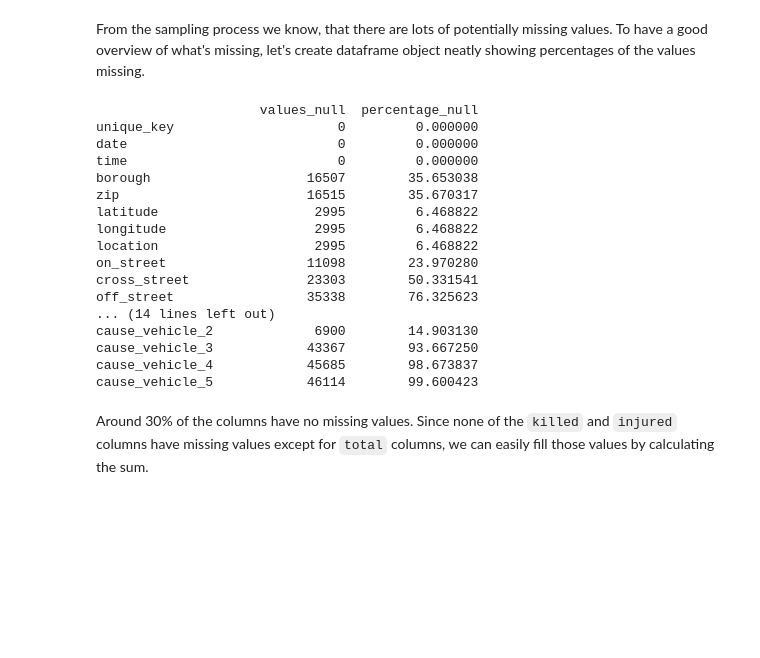
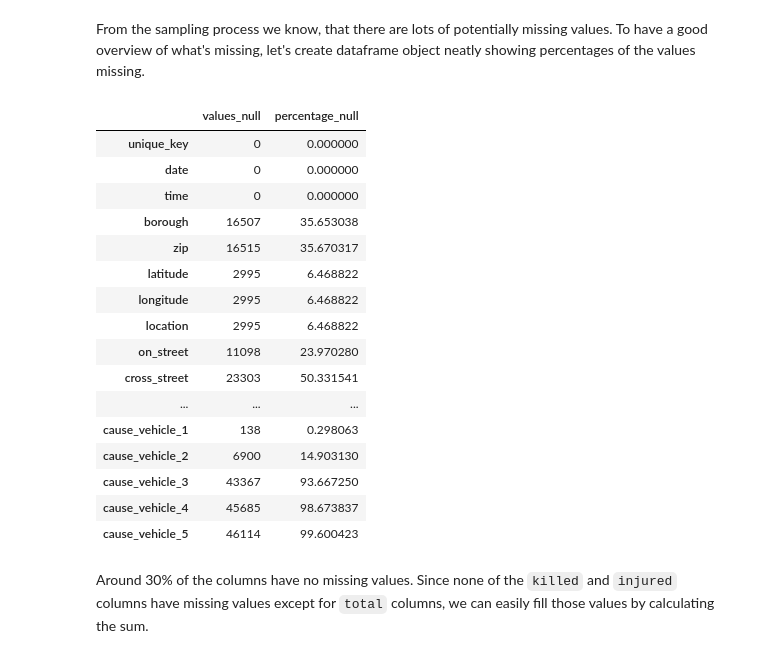
Before and after one commit to wozniakmikolaj/nyc-vehicle-collisions, a Jupyter notebook: nyc-collisions-data-cleaning.ipynb, the cells around one changed output. Drawn from its saved outputs; the diff is of its cells as text; code cells hidden in the pictures; blank space fills up the shorter version.

```diff
--- a/nyc-collisions-data-cleaning.ipynb
+++ b/nyc-collisions-data-cleaning.ipynb
@@ -95,26 +95,26 @@ From the sampling process we know, that there are lots of potentially missing va
 # %%
 null_counts = nyc_data.isnull().sum()
 null_counts_pct = null_counts / nyc_data.shape[0] * 100
 null_dataframe = pd.DataFrame({"values_null": null_counts, "percentage_null": null_counts_pct})
-print(null_dataframe)
+null_dataframe
 # %% [output]
-                     values_null  percentage_null
-unique_key                     0         0.000000
-date                           0         0.000000
-time                           0         0.000000
-borough                    16507        35.653038
-zip                        16515        35.670317
-latitude                    2995         6.468822
-longitude                   2995         6.468822
-location                    2995         6.468822
-on_street                  11098        23.970280
-cross_street               23303        50.331541
-off_street                 35338        76.325623
-... (14 lines left out)
-cause_vehicle_2             6900        14.903130
-cause_vehicle_3            43367        93.667250
-cause_vehicle_4            45685        98.673837
-cause_vehicle_5            46114        99.600423
+|  | values_null | percentage_null |
+| unique_key | 0 | 0.000000 |
+| date | 0 | 0.000000 |
+| time | 0 | 0.000000 |
+| borough | 16507 | 35.653038 |
+| zip | 16515 | 35.670317 |
+| latitude | 2995 | 6.468822 |
+| longitude | 2995 | 6.468822 |
+| location | 2995 | 6.468822 |
+| on_street | 11098 | 23.970280 |
+| cross_street | 23303 | 50.331541 |
+| ... | ... | ... |
+| cause_vehicle_1 | 138 | 0.298063 |
+| cause_vehicle_2 | 6900 | 14.903130 |
+| cause_vehicle_3 | 43367 | 93.667250 |
+| cause_vehicle_4 | 45685 | 98.673837 |
+| cause_vehicle_5 | 46114 | 99.600423 |
 # %% [markdown]
 Around 30% of the columns have no missing values. Since none of the `killed` and `injured` columns have missing values except for `total` columns, we can easily fill those values by calculating the sum.
 # %%
```
Also changed, not shown: parts of 6 cells of this notebook, 11 other files.
